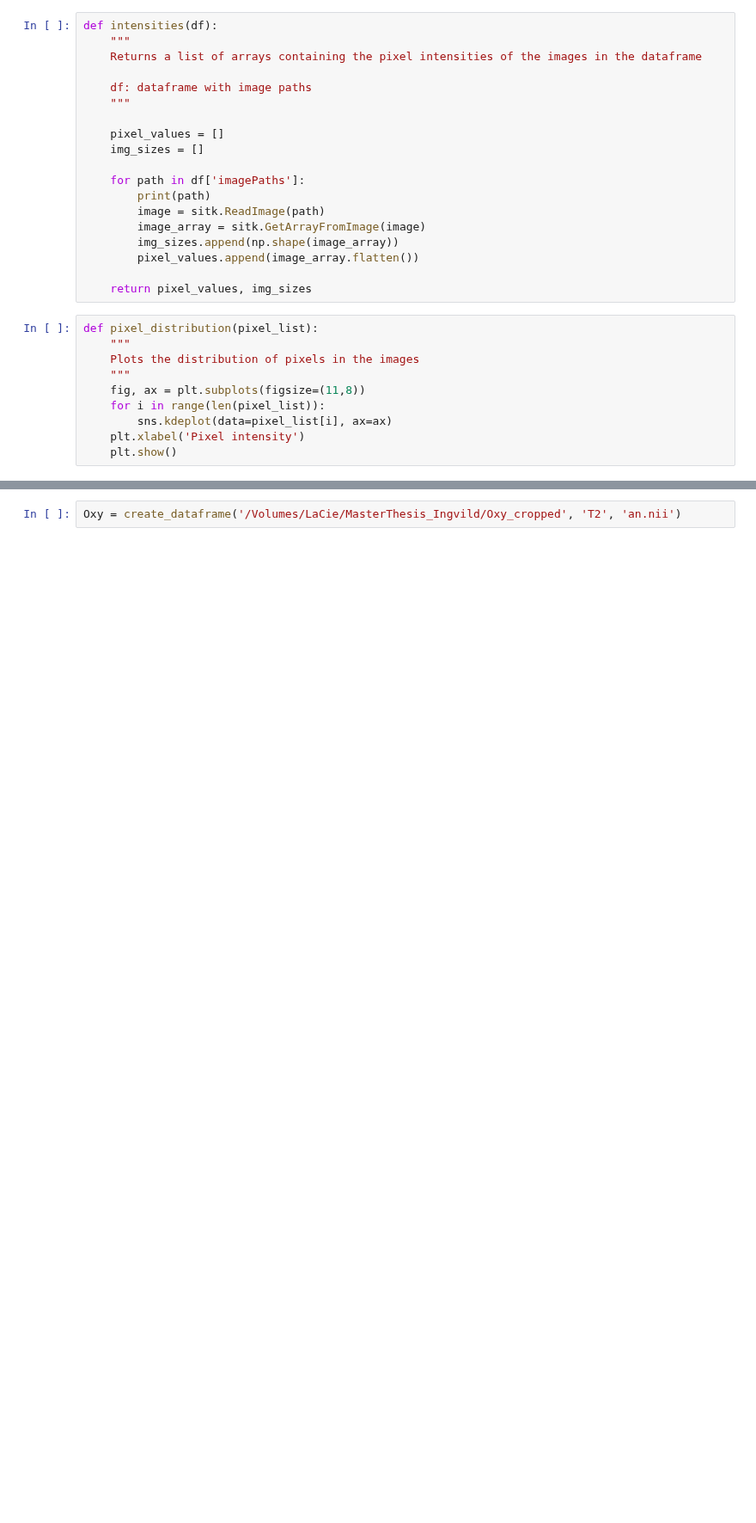
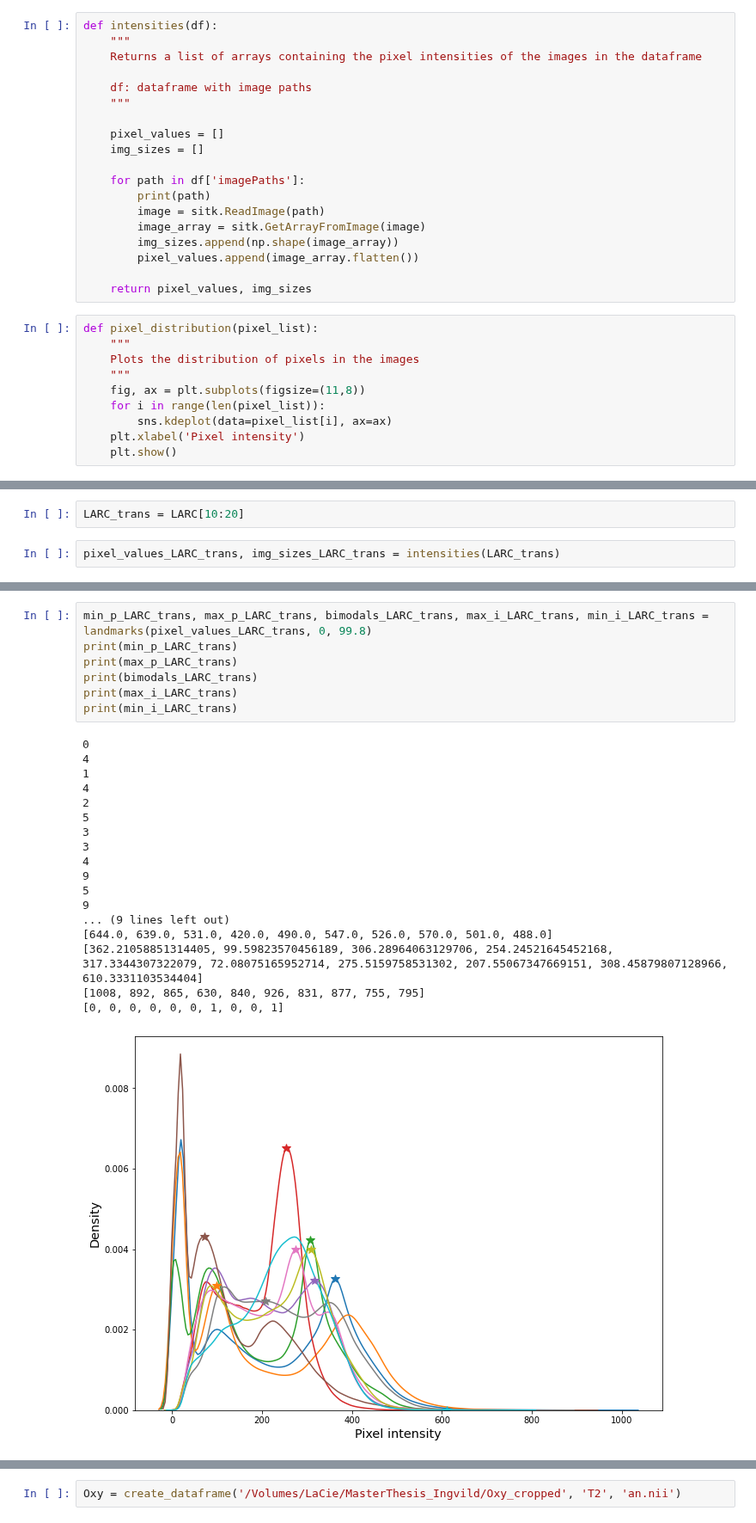
Before and after one commit to IngvildAskimAdde/MasterThesis, a Jupyter notebook: standardinzing_images.ipynb, the cells around one changed output, grey strips where cells are left out. Shown at 86% size. Drawn from its saved outputs; the diff is of its cells as text; blank space fills up the shorter version.

```diff
--- a/standardinzing_images.ipynb
+++ b/standardinzing_images.ipynb
@@ -55,0 +271,4 @@ def pixel_distribution(pixel_list):
+# %%
+LARC_trans = LARC[10:20]
+# %%
+pixel_values_LARC_trans, img_sizes_LARC_trans = intensities(LARC_trans)
@@ -55,0 +286,26 @@ def pixel_distribution(pixel_list):
+# %%
+min_p_LARC_trans, max_p_LARC_trans, bimodals_LARC_trans, max_i_LARC_trans, min_i_LARC_trans = landmarks(pixel_values_LARC_trans, 0, 99.8)
+print(min_p_LARC_trans)
+print(max_p_LARC_trans)
+print(bimodals_LARC_trans)
+print(max_i_LARC_trans)
+print(min_i_LARC_trans)
+# %% [output]
+0
+4
+1
+4
+2
+5
+3
+3
+4
+9
+5
+9
+... (9 lines left out)
+[644.0, 639.0, 531.0, 420.0, 490.0, 547.0, 526.0, 570.0, 501.0, 488.0]
+[362.21058851314405, 99.59823570456189, 306.28964063129706, 254.24521645452168, 317.3344307322079, 72.08075165952714, 275.5159758531302, 207.55067347669151, 308.45879807128966, 610.3331103534404]
+[1008, 892, 865, 630, 840, 926, 831, 877, 755, 795]
+[0, 0, 0, 0, 0, 0, 1, 0, 0, 1]
+[figure, added]
```
Also changed, not shown: parts of 59 cells of this notebook, 6 other files.
